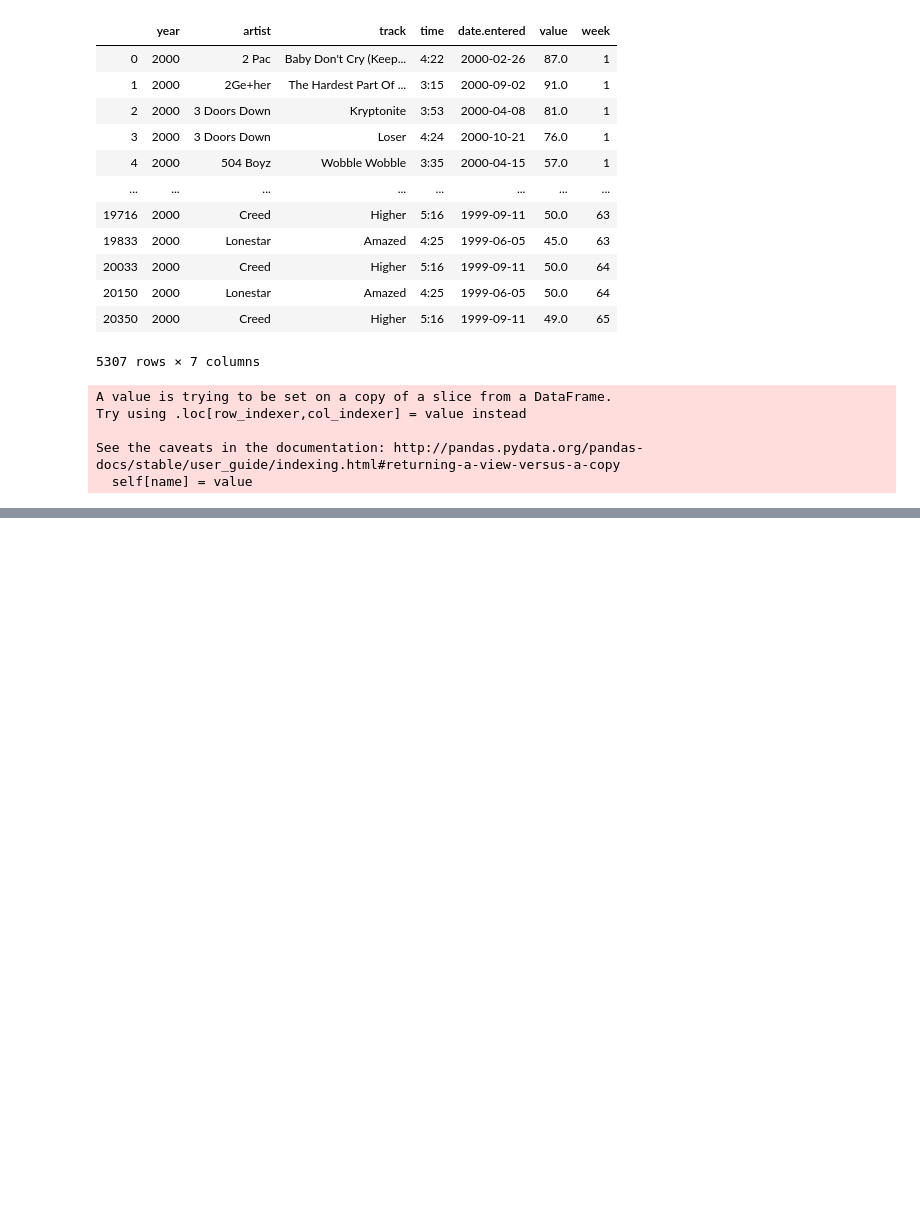
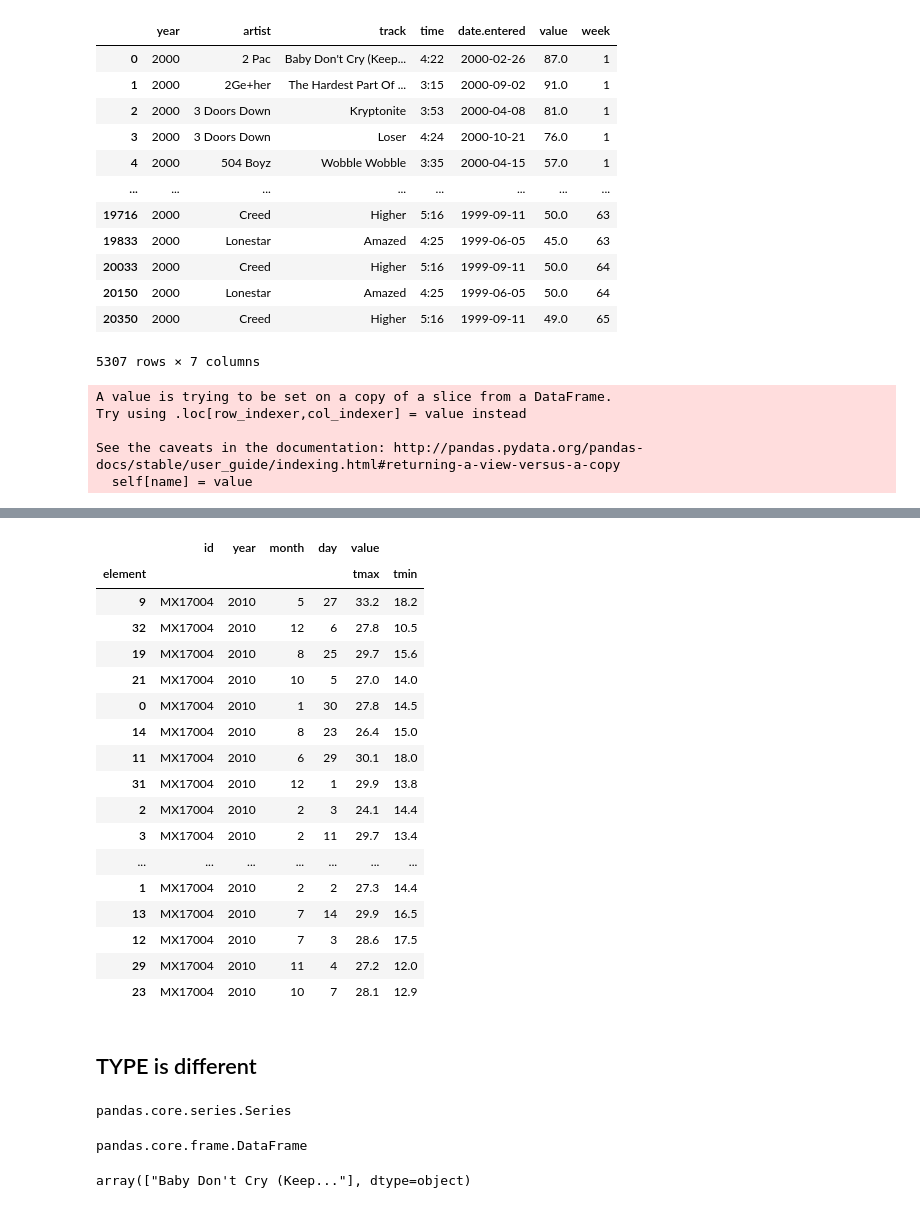
Before and after one commit to LuGeorgiev/Python-SoftUni, a Jupyter notebook: DataScience/02.DataTidying/Data Tidying and Cleaning lecture.ipynb, the cells around one changed output, grey strips where cells are left out. Saved outputs shown, nothing was run; the diff lists cells and outputs as text; code cells hidden in the pictures; blank space fills up the shorter version.

```diff
--- a/DataScience/02.DataTidying/Data Tidying and Cleaning lecture.ipynb
+++ b/DataScience/02.DataTidying/Data Tidying and Cleaning lecture.ipynb
@@ -411,0 +501,31 @@ dtype: object
+# %%
+weather_data_tidy.sample(len(weather_data_tidy), replace= False)
+# %% [output]
+|  | id | year | month | day | value |  |
+| element |  |  |  |  | tmax | tmin |
+| 9 | MX17004 | 2010 | 5 | 27 | 33.2 | 18.2 |
+| 32 | MX17004 | 2010 | 12 | 6 | 27.8 | 10.5 |
+| 19 | MX17004 | 2010 | 8 | 25 | 29.7 | 15.6 |
+| 21 | MX17004 | 2010 | 10 | 5 | 27.0 | 14.0 |
+| 0 | MX17004 | 2010 | 1 | 30 | 27.8 | 14.5 |
+| 14 | MX17004 | 2010 | 8 | 23 | 26.4 | 15.0 |
+| 11 | MX17004 | 2010 | 6 | 29 | 30.1 | 18.0 |
+| 31 | MX17004 | 2010 | 12 | 1 | 29.9 | 13.8 |
+| 2 | MX17004 | 2010 | 2 | 3 | 24.1 | 14.4 |
+| 3 | MX17004 | 2010 | 2 | 11 | 29.7 | 13.4 |
+| ... | ... | ... | ... | ... | ... | ... |
+| 1 | MX17004 | 2010 | 2 | 2 | 27.3 | 14.4 |
+| 13 | MX17004 | 2010 | 7 | 14 | 29.9 | 16.5 |
+| 12 | MX17004 | 2010 | 7 | 3 | 28.6 | 17.5 |
+| 29 | MX17004 | 2010 | 11 | 4 | 27.2 | 12.0 |
+| 23 | MX17004 | 2010 | 10 | 7 | 28.1 | 12.9 |
+# %% [markdown]
+## TYPE is different
+# %%
+type(songs_tidy["date.entered"])
+# %% [output]
+pandas.core.series.Series
+# %%
+type(songs_tidy[["date.entered"]])
+# %% [output]
+pandas.core.frame.DataFrame
@@ -411,0 +534,4 @@ dtype: object
+# %%
+songs_tidy[pac_filter].track.unique()
+# %% [output]
+array(["Baby Don't Cry (Keep..."], dtype=object)
```
Also changed, not shown: parts of 32 cells of this notebook.
